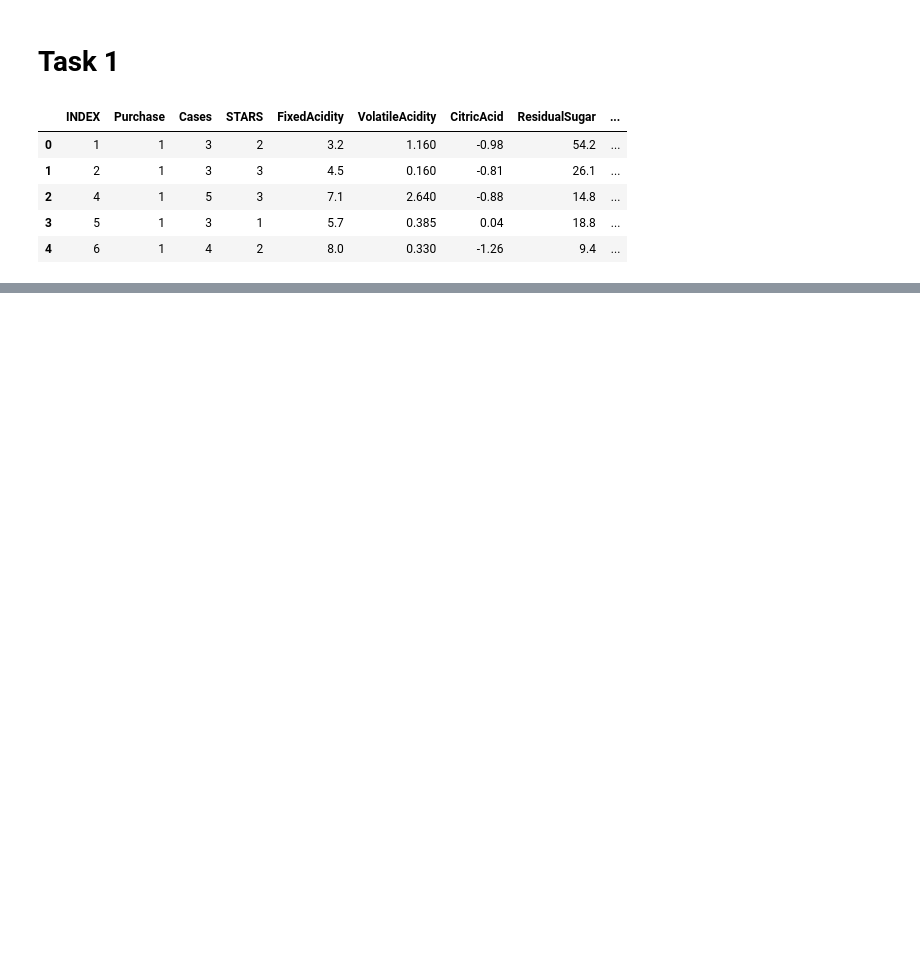
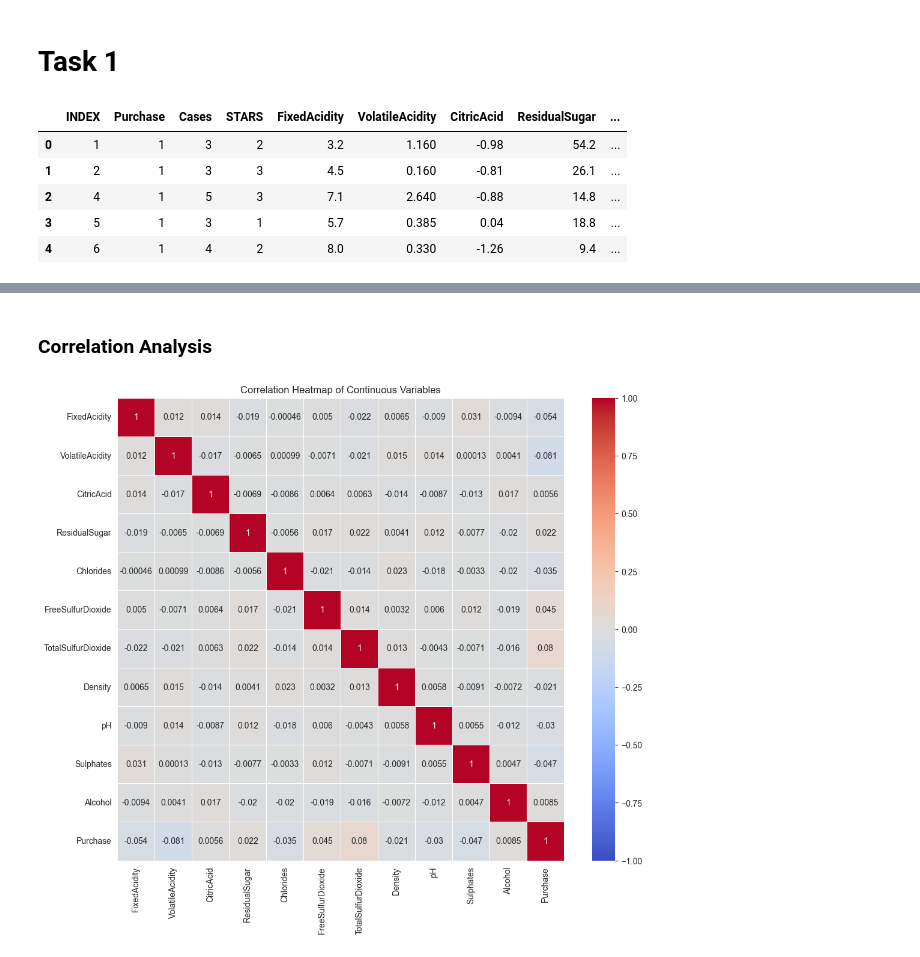
Before and after one commit to MichaelRocchio/msds_410, a Jupyter notebook: Assignment_8/rocchio_assign8.ipynb, the cells around one changed output, grey strips where cells are left out. Saved outputs shown, nothing was run; the diff lists cells and outputs as text; code cells hidden in the pictures; blank space fills up the shorter version.

```diff
--- a/Assignment_8/rocchio_assign8.ipynb
+++ b/Assignment_8/rocchio_assign8.ipynb
@@ -19,0 +112,12 @@ wine_df.head()
+# %% [markdown]
+### Correlation Analysis
+# %%
+correlations = wine_df[numeric_columns + ["Purchase"]].corr()
+target_correlations = correlations["Purchase"].sort_values(ascending=False)
+target_correlations
+plt.figure(figsize=(12, 10))
+sns.heatmap(correlations, annot=True, cmap="coolwarm", linewidths=.5, vmin=-1, vmax=1)
+plt.title("Correlation Heatmap of Continuous Variables")
+plt.show()
+# %% [output]
+[figure, added]
```
Also changed, not shown: parts of 16 cells of this notebook.
